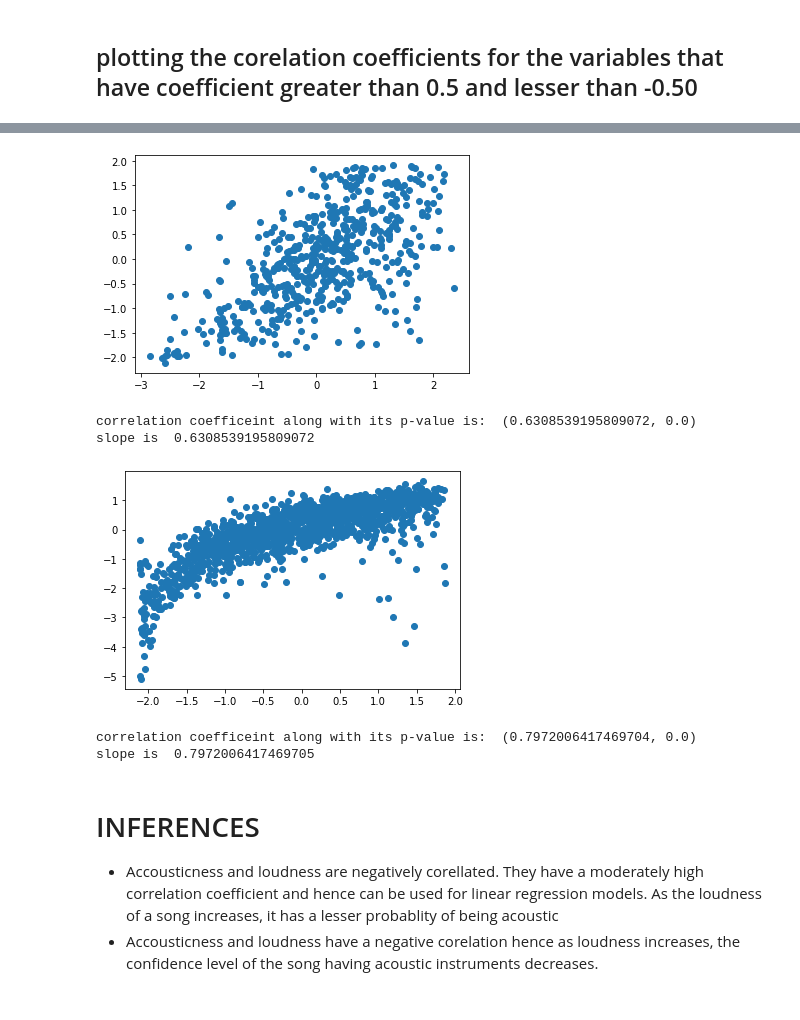
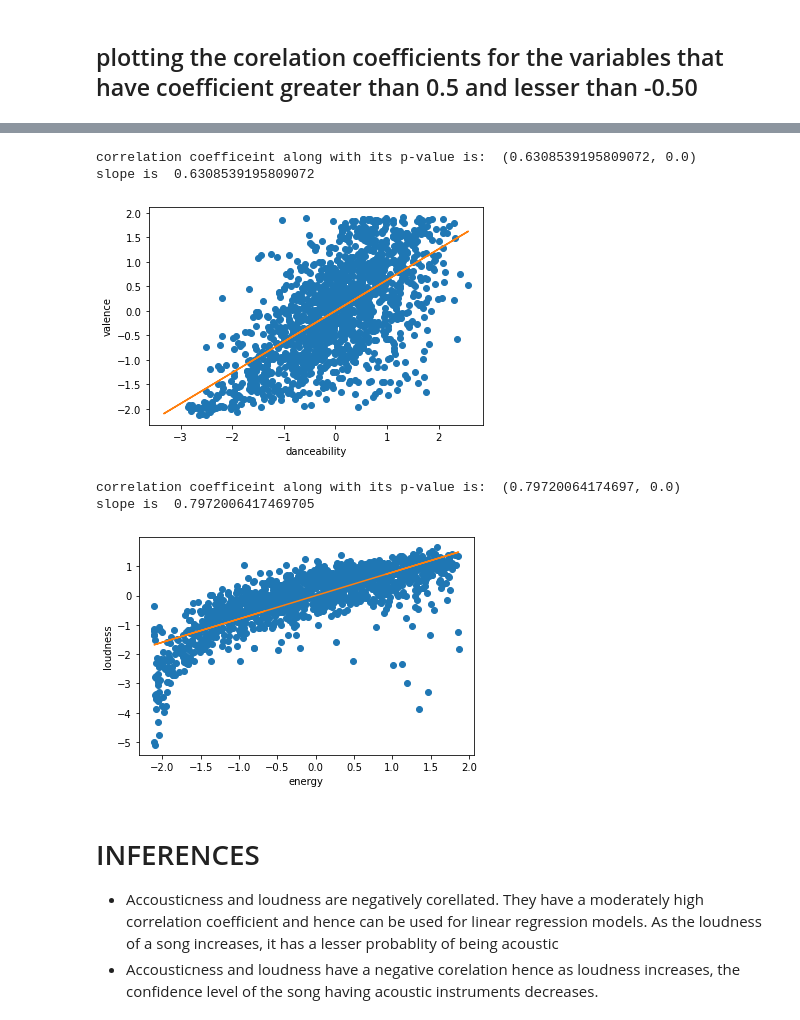
Before and after one commit to swarupa29/Data-science-project-Song-Genre, a Jupyter notebook: correlation.ipynb, the cells around one changed output, grey strips where cells are left out. Cells and saved outputs as stored; diff of their text form; code cells hidden in the pictures.

```diff
--- a/correlation.ipynb
+++ b/correlation.ipynb
@@ -78,28 +86,33 @@ NameError: name 'stats' is not defined
 # %%
 data1=df['danceability']
 data2=df['valence']
-plt.scatter(data1[2894:3456], data2[2894:3456])
-plt.show()
+plt.plot(data1[2894:4456], data2[2894:4456], 'o')
+m, b = np.polyfit(data1, data2, 1)
+plt.plot(data1, m*(data1)+b)
+plt.xlabel('danceability')
+plt.ylabel('valence')
 print("correlation coefficeint along with its p-value is: ",pearsonr(data1, data2))
-from scipy import stats
-slope, intercept, r, p, std_err = stats.linregress(data1, data2)
+slope, intercept, r, p, std_err = linregress(data1, data2)
 print("slope is ",slope)
 # %% [output]
+correlation coefficeint along with its p-value is:  (0.6308539195809072, 0.0)
+slope is  0.6308539195809072
-[figure, old version]
+[figure, new version]
-correlation coefficeint along with its p-value is:  (0.6308539195809072, 0.0)
-slope is  0.6308539195809072
 # %%
 data1=df['energy']
 data2=df['loudness']
-plt.scatter(data1[11894:13356], data2[11894:13356])
-plt.show()
+plt.plot(data1[11894:13356], data2[11894:13356], 'o')
+m, b = np.polyfit(data1, data2, 1)
+plt.plot(data1[11894:13356], m*(data1[11894:13356])+b)
+plt.xlabel('energy')
+plt.ylabel('loudness')
 print("correlation coefficeint along with its p-value is: ",pearsonr(data1, data2))
-slope, intercept, r, p, std_err = stats.linregress(data1, data2)
+slope, intercept, r, p, std_err = linregress(data1, data2)
 print("slope is ",slope)
 # %% [output]
+correlation coefficeint along with its p-value is:  (0.79720064174697, 0.0)
+slope is  0.7972006417469705
-[figure, old version]
+[figure, new version]
-correlation coefficeint along with its p-value is:  (0.7972006417469704, 0.0)
-slope is  0.7972006417469705
 # %% [markdown]
 # INFERENCES
 * Accousticness and loudness are negatively corellated. They have a moderately high correlation coefficient and hence can be used for linear regression models. As the loudness of a song increases, it has a lesser probablity of being acoustic
```
Also changed, not shown: parts of 3 cells of this notebook.
